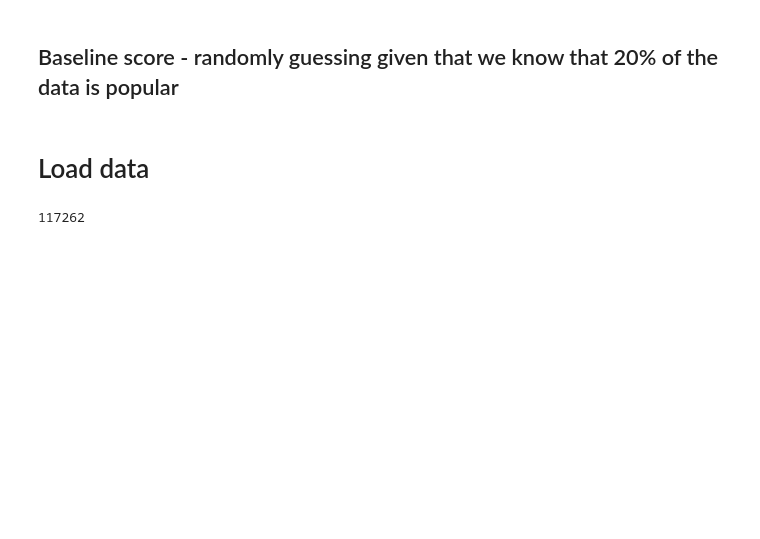
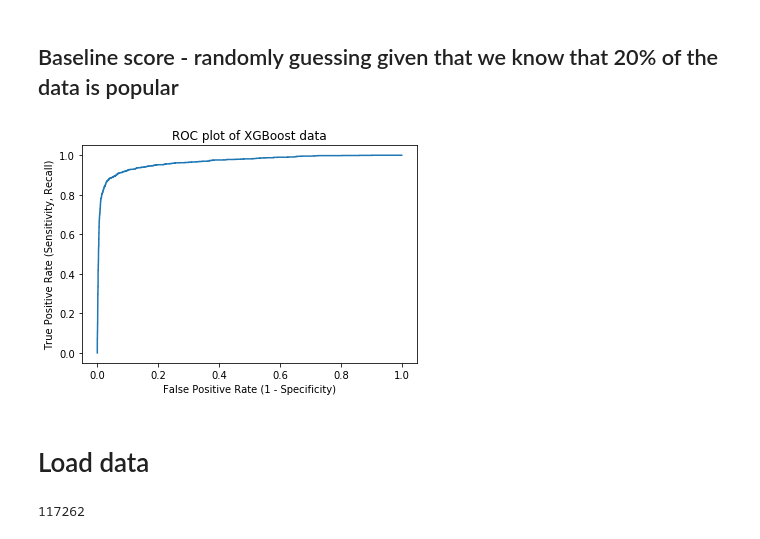
Before and after one commit to julia-git/capstone_airbnb, a Jupyter notebook: Ensemble Model Test.ipynb, the cells around one changed output. Cells and saved outputs as stored; diff of their text form; code cells hidden in the pictures; blank space fills up the shorter version.

```diff
--- a/Ensemble Model Test.ipynb
+++ b/Ensemble Model Test.ipynb
@@ -15,3 +51,17 @@ np.set_printoptions(suppress=True)
+# %%
+probabilities = np.array(df_final_combo['average'])
+
+labels = np.array(df_final_combo['y'])
+
+tprs, fprs, thresholds = plot_roc_curve(probabilities, labels)
+# %%
+plt.plot(fprs, tprs)
+plt.xlabel("False Positive Rate (1 - Specificity)")
+plt.ylabel("True Positive Rate (Sensitivity, Recall)")
+plt.title("ROC plot of XGBoost data")
+plt.show()
+# %% [output]
+[figure, added]
 # %% [markdown]
 # Load data
 # %%
```
Also changed, not shown: parts of 24 cells of this notebook, 4 other files.
